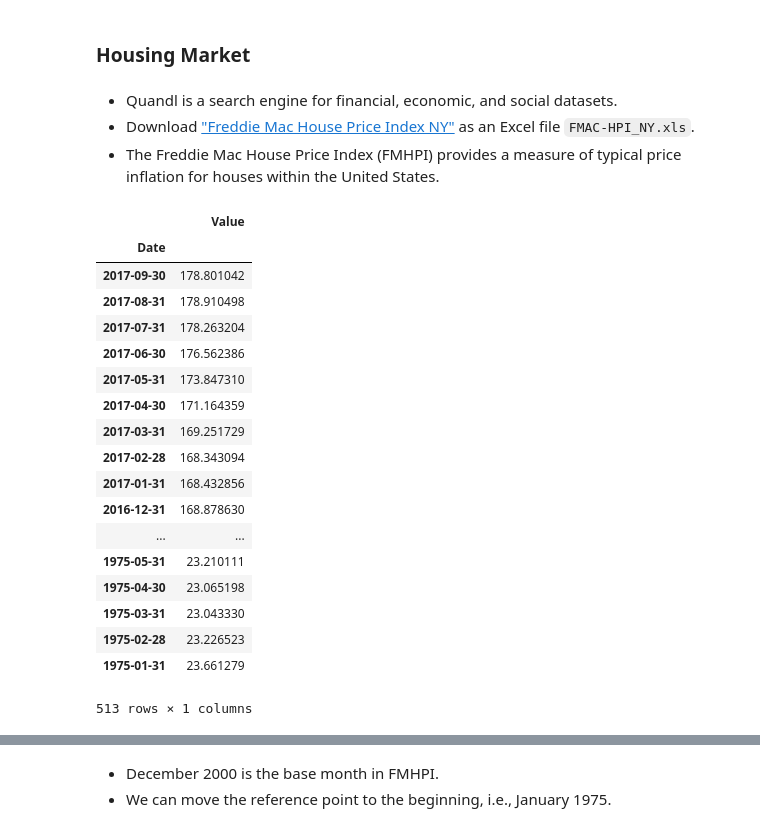
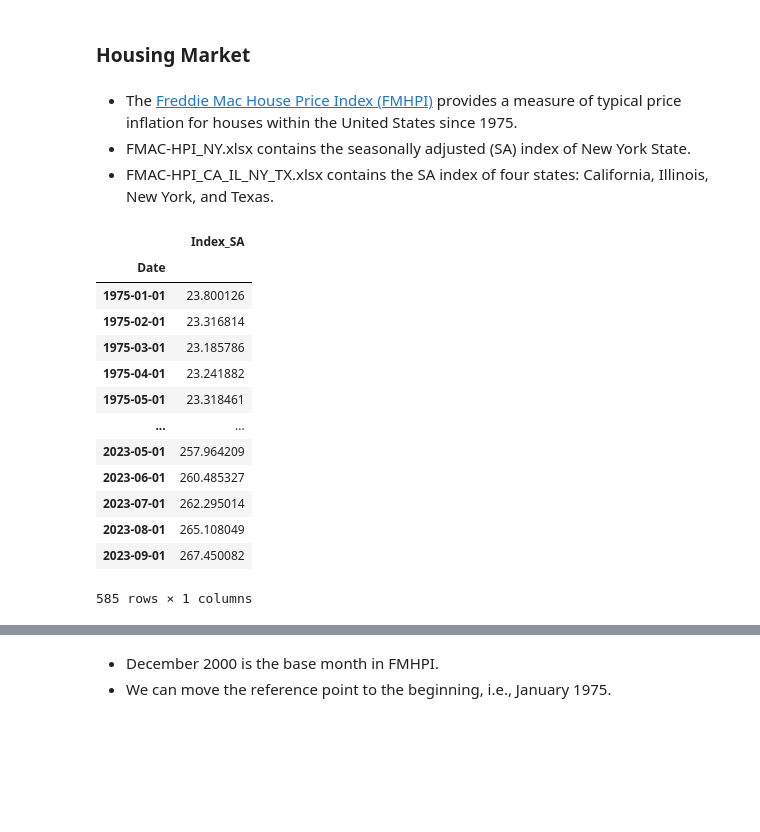
Before and after one commit to yongtwang/engineering-python, a Jupyter notebook: 16C_Pandas_Examples_Housing_Market_and_Unemployment/16C_Pandas_Examples_Housing_Market_and_Unemployment.ipynb, the cells around one changed output, grey strips where cells are left out. Saved outputs shown, nothing was run; the diff lists cells and outputs as text; code cells hidden in the pictures; blank space fills up the shorter version.

```diff
--- a/16C_Pandas_Examples_Housing_Market_and_Unemployment/16C_Pandas_Examples_Housing_Market_and_Unemployment.ipynb
+++ b/16C_Pandas_Examples_Housing_Market_and_Unemployment/16C_Pandas_Examples_Housing_Market_and_Unemployment.ipynb
@@ -2,33 +2,28 @@
 # Pandas Examples: Housing Market and Unemployment
 # %% [markdown]
 ### Housing Market
-# %% [markdown]
-- Quandl is a search engine for financial, economic, and social datasets.
-- Download ["Freddie Mac House Price Index NY"](https://www.quandl.com/data/FMAC/HPI_NY) as an Excel file `FMAC-HPI_NY.xls`.
-- The Freddie Mac House Price Index (FMHPI) provides a measure of typical price inflation for houses within the United States.
+# %% [markdown]
+- The [Freddie Mac House Price Index (FMHPI)](https://www.freddiemac.com/research/indices/house-price-index) provides a measure of typical price inflation for houses within the United States since 1975.
+- FMAC-HPI_NY.xlsx contains the seasonally adjusted (SA) index of New York State.
+- FMAC-HPI_CA_IL_NY_TX.xlsx contains the SA index of four states: California, Illinois, New York, and Texas.
 # %%
 import matplotlib.pyplot as plt
 import pandas as pd
 # %%
-df = pd.read_excel('FMAC-HPI_NY.xls', 'Worksheet1', index_col = 'Date', na_values='NaN')
+df = pd.read_excel('FMAC-HPI_NY.xlsx', 'Sheet1', index_col = 'Date', na_values='NaN')
 df
 # %% [output]
-|  | Value |
+|  | Index_SA |
 | Date |  |
-| 2017-09-30 | 178.801042 |
-| 2017-08-31 | 178.910498 |
-| 2017-07-31 | 178.263204 |
-| 2017-06-30 | 176.562386 |
-| 2017-05-31 | 173.847310 |
-| 2017-04-30 | 171.164359 |
-| 2017-03-31 | 169.251729 |
-| 2017-02-28 | 168.343094 |
-| 2017-01-31 | 168.432856 |
-| 2016-12-31 | 168.878630 |
+| 1975-01-01 | 23.800126 |
+| 1975-02-01 | 23.316814 |
+| 1975-03-01 | 23.185786 |
+| 1975-04-01 | 23.241882 |
+| 1975-05-01 | 23.318461 |
 | ... | ... |
-| 1975-05-31 | 23.210111 |
-| 1975-04-30 | 23.065198 |
-| 1975-03-31 | 23.043330 |
-| 1975-02-28 | 23.226523 |
-| 1975-01-31 | 23.661279 |
+| 2023-05-01 | 257.964209 |
+| 2023-06-01 | 260.485327 |
+| 2023-07-01 | 262.295014 |
+| 2023-08-01 | 265.108049 |
+| 2023-09-01 | 267.450082 |
-513 rows × 1 columns
+585 rows × 1 columns
```
Also changed, not shown: parts of 14 cells of this notebook, 4 other files.
